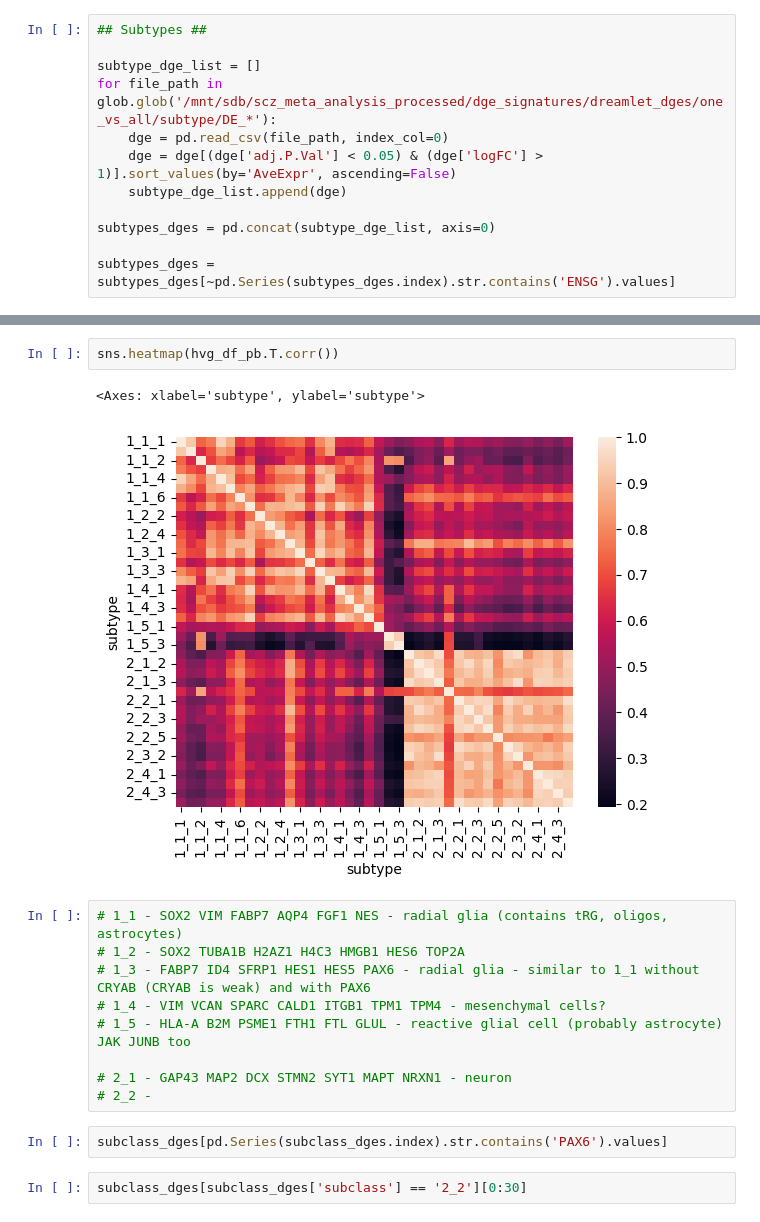
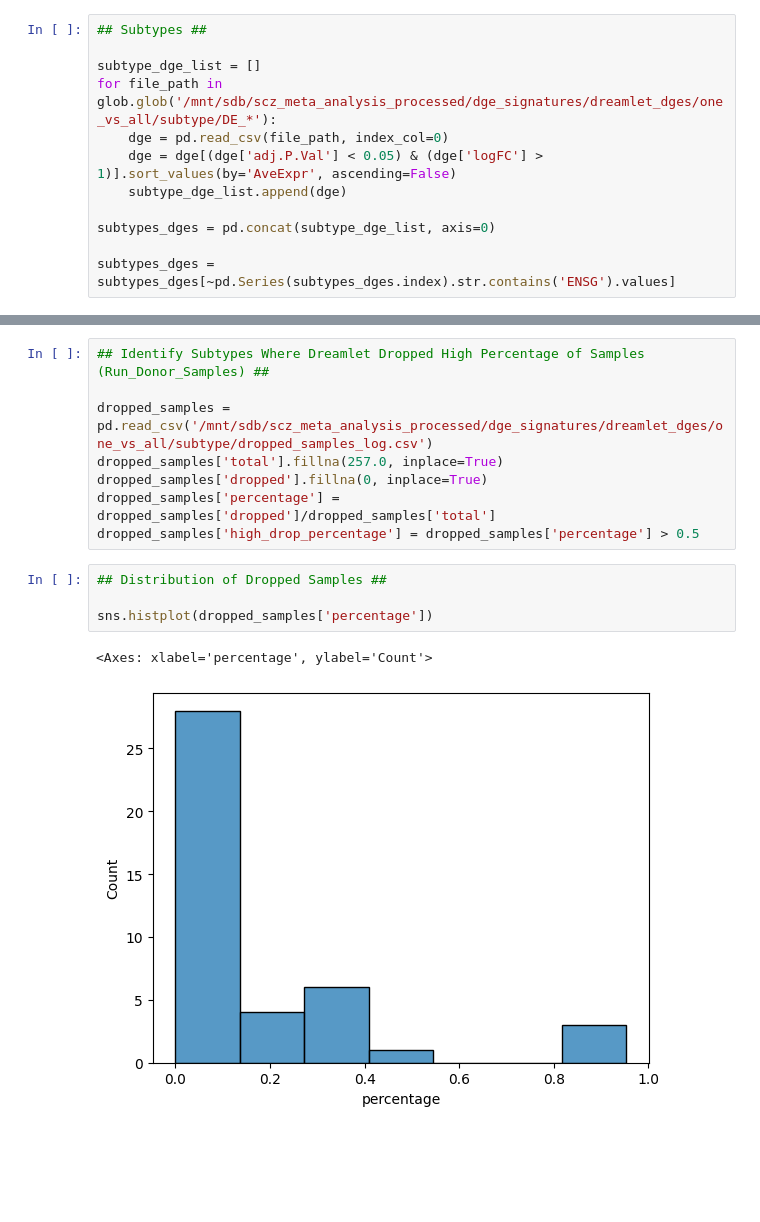
Before and after one commit to deepak-kaji/schizophrenia_organoid_convergence, a Jupyter notebook: integrate_annotate/remerging_clusters.ipynb, the cells around one changed output, grey strips where cells are left out. Drawn from its saved outputs; the diff is of its cells as text; blank space fills up the shorter version.

```diff
--- a/integrate_annotate/remerging_clusters.ipynb
+++ b/integrate_annotate/remerging_clusters.ipynb
@@ -146,18 +114,15 @@ adata.obs.loc[(adata.obs['subtype'] == '1_5_3'), 'subtype'] = '1_5_2'
-# %%
-sns.heatmap(hvg_df_pb.T.corr())
-# %% [output]
-<Axes: xlabel='subtype', ylabel='subtype'>
-[figure, removed]
-# %%
-# 1_1 - SOX2 VIM FABP7 AQP4 FGF1 NES - radial glia (contains tRG, oligos, astrocytes)
-# 1_2 - SOX2 TUBA1B H2AZ1 H4C3 HMGB1 HES6 TOP2A
-# 1_3 - FABP7 ID4 SFRP1 HES1 HES5 PAX6 - radial glia - similar to 1_1 without CRYAB (CRYAB is weak) and with PAX6
-# 1_4 - VIM VCAN SPARC CALD1 ITGB1 TPM1 TPM4 - mesenchymal cells?
-# 1_5 - HLA-A B2M PSME1 FTH1 FTL GLUL - reactive glial cell (probably astrocyte) JAK JUNB too
-
-# 2_1 - GAP43 MAP2 DCX STMN2 SYT1 MAPT NRXN1 - neuron
-# 2_2 -
-# %%
-subclass_dges[pd.Series(subclass_dges.index).str.contains('PAX6').values]
-# %%
-subclass_dges[subclass_dges['subclass'] == '2_2'][0:30]
+# %%
+## Identify Subtypes Where Dreamlet Dropped High Percentage of Samples (Run_Donor_Samples) ##
+
+dropped_samples = pd.read_csv('/mnt/sdb/scz_meta_analysis_processed/dge_signatures/dreamlet_dges/one_vs_all/subtype/dropped_samples_log.csv')
+dropped_samples['total'].fillna(257.0, inplace=True)
+dropped_samples['dropped'].fillna(0, inplace=True)
+dropped_samples['percentage'] = dropped_samples['dropped']/dropped_samples['total']
+dropped_samples['high_drop_percentage'] = dropped_samples['percentage'] > 0.5
+# %%
+## Distribution of Dropped Samples ##
+
+sns.histplot(dropped_samples['percentage'])
+# %% [output]
+<Axes: xlabel='percentage', ylabel='Count'>
+[figure, added]
```
Also changed, not shown: parts of 17 cells of this notebook, 6 other files.
